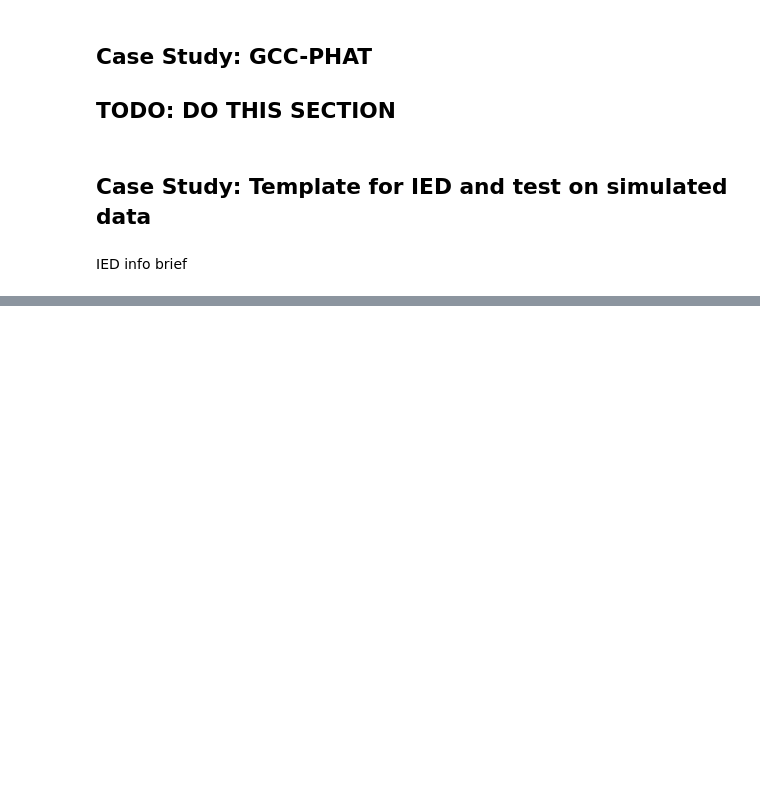
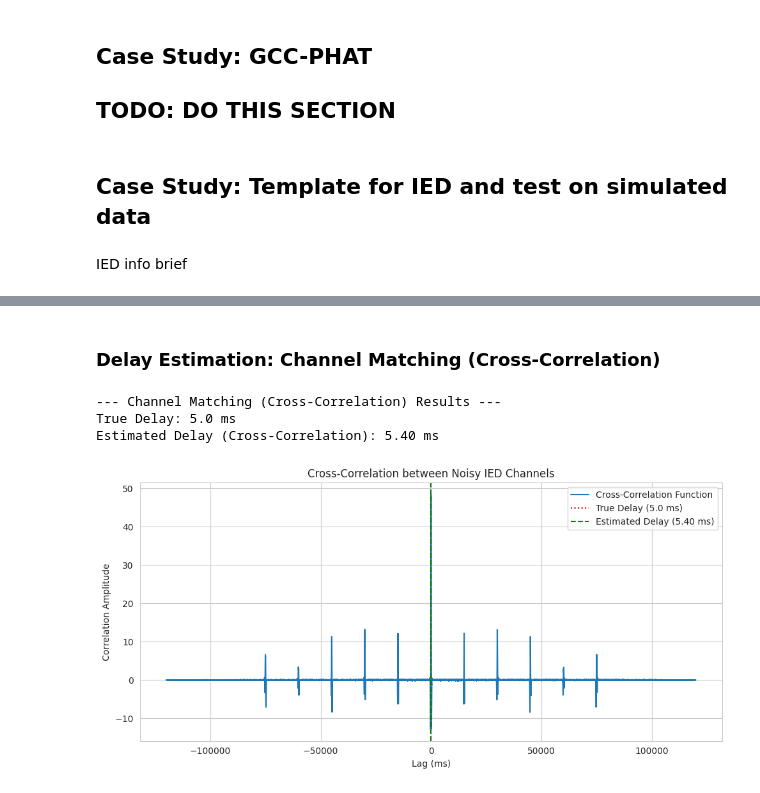
Before and after one commit to ysn9vq-gmu/rqe_tutorials, a Jupyter notebook: corr-info.ipynb, the cells around one changed output, grey strips where cells are left out. Drawn from its saved outputs; the diff is of its cells as text; code cells hidden in the pictures; blank space fills up the shorter version.

```diff
--- a/corr-info.ipynb
+++ b/corr-info.ipynb
@@ -1432,0 +2036,28 @@ IED info brief
+# %% [markdown]
+### Delay Estimation: Channel Matching (Cross-Correlation)
+# %%
+# @title
+# Channel Matching (Cross-Correlation between noisy channels)
+_, estimated_delay_cm, corr_cm, lags_cm, _ = estimate_delay_via_correlation(noisy_ied_ch1, noisy_ied_ch2, ied_fs)
+
+print(f"\n--- Channel Matching (Cross-Correlation) Results ---")
+print(f"True Delay: {ied_true_delay_s * 1000:.1f} ms")
+print(f"Estimated Delay (Cross-Correlation): {estimated_delay_cm * 1000:.2f} ms")
+
+# Plotting the cross-correlation function
+plt.figure(figsize=(10, 5))
+plt.plot(lags_cm / ied_fs * 1000, corr_cm, label='Cross-Correlation Function') # Convert lags to ms
+plt.axvline(ied_true_delay_s * 1000, color='red', linestyle=':', label=f'True Delay ({ied_true_delay_s * 1000:.1f} ms)')
+plt.axvline(estimated_delay_cm * 1000, color='green', linestyle='--', label=f'Estimated Delay ({estimated_delay_cm * 1000:.2f} ms)')
+plt.title('Cross-Correlation between Noisy IED Channels')
+plt.xlabel('Lag (ms)')
+plt.ylabel('Correlation Amplitude')
+plt.grid(True)
+plt.legend()
+plt.tight_layout()
+plt.show()
+# %% [output]
+--- Channel Matching (Cross-Correlation) Results ---
+True Delay: 5.0 ms
+Estimated Delay (Cross-Correlation): 5.40 ms
+[figure, added]
```
Also changed, not shown: parts of 32 cells of this notebook.
